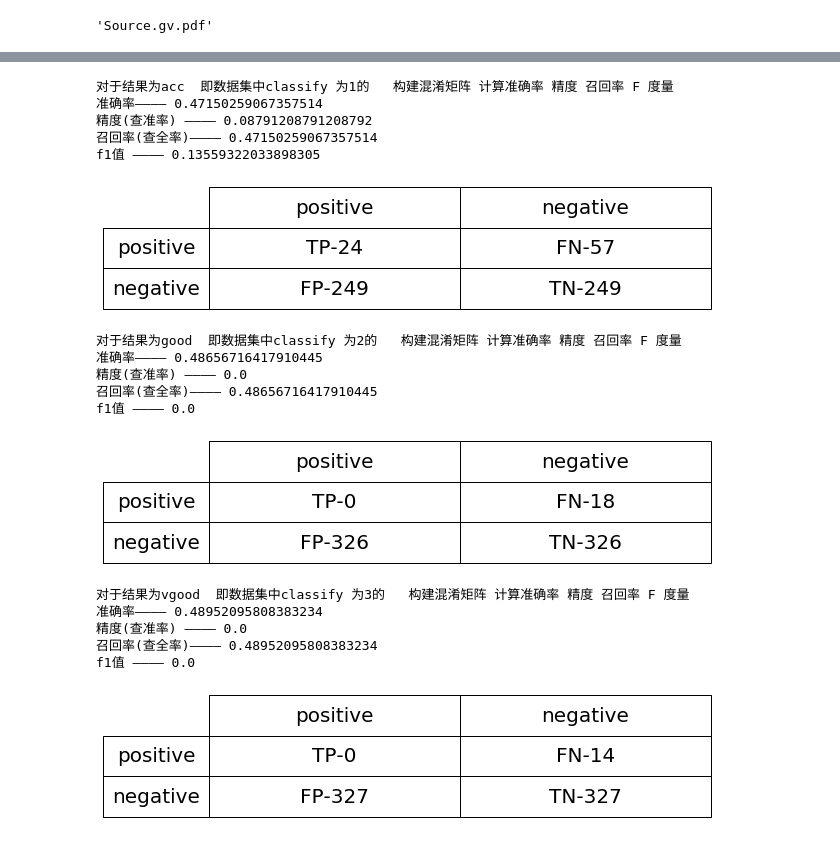
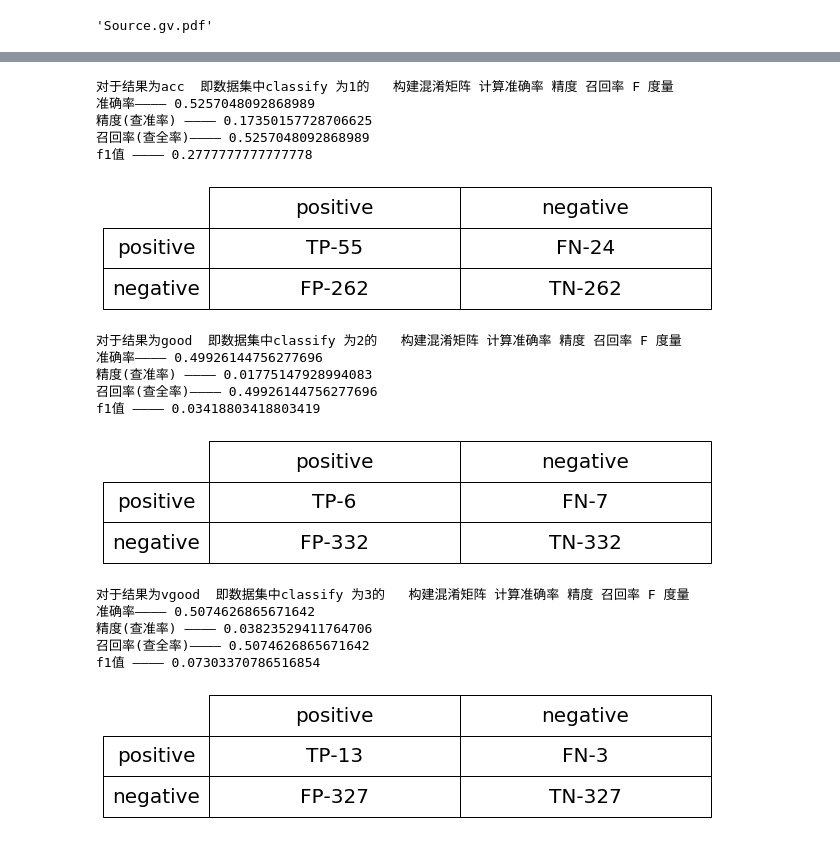
Before and after one commit to ccclll777/dataMining, a Jupyter notebook: Experiment1/CarEvaluationDataMining.ipynb, the cells around one changed output, grey strips where cells are left out. Saved outputs shown, nothing was run; the diff lists cells and outputs as text; code cells hidden in the pictures.

```diff
--- a/Experiment1/CarEvaluationDataMining.ipynb
+++ b/Experiment1/CarEvaluationDataMining.ipynb
@@ -377,7 +375,7 @@ def classify(tree, label, testVec):  # label为特征的标签值；testVec为
             else:
                 classLabel = secondDict[key]  # 最后将得到的分类值赋给classLabel输出
     return classLabel
-tree = loadTree('data/dataTree.txt')
+tree = loadTree('Experiment1/data/dataTree.txt')
 pos_count = 0#正确分类数量
 neg_count = 0 #错误分类数量
 classify_result_list = [] #存储分类结果
@@ -408,13 +406,13 @@ tp, fp, fn, tn = 0, 0, 0, 0
 #fn 为预测结果为1，2，3 且真实为0的数据     将一个正例错误判断为反例
 #tn 为预测结果为1，2，3 且真实为1，2，3的数据   将一个反例正确判断为反例
 for i in range(0,len(classify_result_list)):
-    if test_list[i][6] == '0' and  classify_result_list[i] == '0':
+    if test_list[i][6] == 'unacc' and  classify_result_list[i] == 'unacc':
         tp += 1
-    if test_list[i][6] == '0' and  classify_result_list[i] != '0':
+    if test_list[i][6] == 'unacc' and  classify_result_list[i] != 'unacc':
         fn += 1
-    if test_list[i][6] != '0' and  classify_result_list[i] != '0':
+    if test_list[i][6] != 'unacc' and  classify_result_list[i] != 'unacc':
         fp += 1
-    if test_list[i][6] != '0' and  classify_result_list[i] != '0':
+    if test_list[i][6] != 'unacc' and  classify_result_list[i] != 'unacc':
         tn += 1
 
 
@@ -469,13 +467,13 @@ tp, fp, fn, tn = 0, 0, 0, 0
 #fn 为预测结果为0，2，3 且真实为1的数据     将一个正例错误判断为反例
 #tn 为预测结果为0，2，3 且真实为0，2，3的数据   将一个反例正确判断为反例
 for i in range(0,len(classify_result_list)):
-    if test_list[i][6] == '1' and  classify_result_list[i] == '1':
+    if test_list[i][6] == 'acc' and  classify_result_list[i] == 'acc':
         tp += 1
-    if test_list[i][6] == '1' and  classify_result_list[i] != '1':
+    if test_list[i][6] == 'acc' and  classify_result_list[i] != 'acc':
         fn += 1
-    if test_list[i][6] != '1' and  classify_result_list[i] != '1':
+    if test_list[i][6] != 'acc' and  classify_result_list[i] != 'acc':
         fp += 1
-    if test_list[i][6] != '1' and  classify_result_list[i] != '1':
+    if test_list[i][6] != 'acc' and  classify_result_list[i] != 'acc':
         tn += 1
 
 
@@ -516,11 +514,11 @@ f1 = (2*precision*recall) / (precision+recall)
 print('f1值 ————',f1)
 # %% [output]
 对于结果为acc  即数据集中classify 为1的   构建混淆矩阵 计算准确率 精度 召回率 F 度量
-准确率———— 0.47150259067357514
-精度(查准率) ———— 0.08791208791208792
-召回率(查全率)———— 0.47150259067357514
-f1值 ———— 0.13559322033898305
+准确率———— 0.5257048092868989
+精度(查准率) ———— 0.17350157728706625
+召回率(查全率)———— 0.5257048092868989
+f1值 ———— 0.2777777777777778
-[figure, old version]
+[figure, new version]
 # %%
 #对于结果为good  classify 为2  构建混淆矩阵 计算准确率 精度 召回率 F 度量
 print('对于结果为good  即数据集中classify 为2的   构建混淆矩阵 计算准确率 精度 召回率 F 度量')
@@ -530,13 +528,13 @@ tp, fp, fn, tn = 0, 0, 0, 0
 #fn 为预测结果为0，1，3 且真实为2的数据     将一个正例错误判断为反例
 #tn 为预测结果为0，1，3 且真实为0，1，3的数据   将一个反例正确判断为反例
 for i in range(0,len(classify_result_list)):
-    if test_list[i][6] == '2' and  classify_result_list[i] == '2':
+    if test_list[i][6] == 'good' and  classify_result_list[i] == 'good':
         tp += 1
-    if test_list[i][6] == '2' and  classify_result_list[i] != '2':
+    if test_list[i][6] == 'good' and  classify_result_list[i] != 'good':
         fn += 1
-    if test_list[i][6] != '2' and  classify_result_list[i] != '2':
+    if test_list[i][6] != 'good' and  classify_result_list[i] != 'good':
         fp += 1
-    if test_list[i][6] != '2' and  classify_result_list[i] != '2':
+    if test_list[i][6] != 'good' and  classify_result_list[i] != 'good':
         tn += 1
 
 
@@ -580,11 +578,11 @@ else:
     print('f1值 ————',f1)
 # %% [output]
 对于结果为good  即数据集中classify 为2的   构建混淆矩阵 计算准确率 精度 召回率 F 度量
-准确率———— 0.48656716417910445
-精度(查准率) ———— 0.0
-召回率(查全率)———— 0.48656716417910445
-f1值 ———— 0.0
+准确率———— 0.49926144756277696
+精度(查准率) ———— 0.01775147928994083
+召回率(查全率)———— 0.49926144756277696
+f1值 ———— 0.03418803418803419
-[figure, old version]
+[figure, new version]
 # %%
 #对于结果为vgood  classify 为3  构建混淆矩阵 计算准确率 精度 召回率 F 度量
 print('对于结果为vgood  即数据集中classify 为3的   构建混淆矩阵 计算准确率 精度 召回率 F 度量')
@@ -594,13 +592,13 @@ tp, fp, fn, tn = 0, 0, 0, 0
 #fn 为预测结果为0，1，3 且真实为2的数据     将一个正例错误判断为反例
 #tn 为预测结果为0，1，3 且真实为0，1，3的数据   将一个反例正确判断为反例
 for i in range(0,len(classify_result_list)):
-    if test_list[i][6] == '3' and  classify_result_list[i] == '3':
+    if test_list[i][6] == 'vgood' and  classify_result_list[i] == 'vgood':
         tp += 1
-    if test_list[i][6] == '3' and  classify_result_list[i] != '3':
+    if test_list[i][6] == 'vgood' and  classify_result_list[i] != 'vgood':
         fn += 1
-    if test_list[i][6] != '3' and  classify_result_list[i] != '3':
+    if test_list[i][6] != 'vgood' and  classify_result_list[i] != 'vgood':
         fp += 1
-    if test_list[i][6] != '3' and  classify_result_list[i] != '3':
+    if test_list[i][6] != 'vgood' and  classify_result_list[i] != 'vgood':
         tn += 1
 
 
@@ -617,35 +615,35 @@ ax.spines['top'].set_visible(False)
 ax.spines['right'].set_visible(False)
 ax.spines['bottom'].set_visible(False)
 ax.spines['left'].set_visible(False)
 
 table_vals = [['TP-'+str(tp),'FN-'+str(fn)],['FP-'+str(fp),'TN-'+str(tn)]]
 my_table = plt.table(cellText=table_vals, rowLabels=row_labels,
                      colLabels=col_labels,
                      rowLoc='center', loc='center',cellLoc='center')
 my_table.set_fontsize(20)
 
     # 伸缩表格大小常数
 my_table.scale(figR/R*2 ,figC/C*1.5)
 #准确率   分类正确的样本数占样本总数的比例
 accuracy = (tp + tn) / (tp + tn + fp + fn)
 print('准确率————',accuracy)
 
 #精度   预测为正例的样本中真正为正例的比例：
 precision = (tp) / (tp+fp)
 print('精度(查准率) ————',precision)
 #召回率  真正为正例的样本中正确预测为正例的比例：
 recall = (tp) / (tp+fn)
 print('召回率(查全率)————',accuracy)
 #f值
 if 2*precision*recall == 0:
     print('f1值 ————',0.0)
 else:
     f1 = (2*precision*recall) / (precision+recall)
     print('f1值 ————',f1)
 # %% [output]
 对于结果为vgood  即数据集中classify 为3的   构建混淆矩阵 计算准确率 精度 召回率 F 度量
-准确率———— 0.48952095808383234
-精度(查准率) ———— 0.0
-召回率(查全率)———— 0.48952095808383234
-f1值 ———— 0.0
+准确率———— 0.5074626865671642
+精度(查准率) ———— 0.03823529411764706
+召回率(查全率)———— 0.5074626865671642
+f1值 ———— 0.07303370786516854
-[figure, old version]
+[figure, new version]
```
Also changed, not shown: parts of 14 cells of this notebook, 25 other files.
